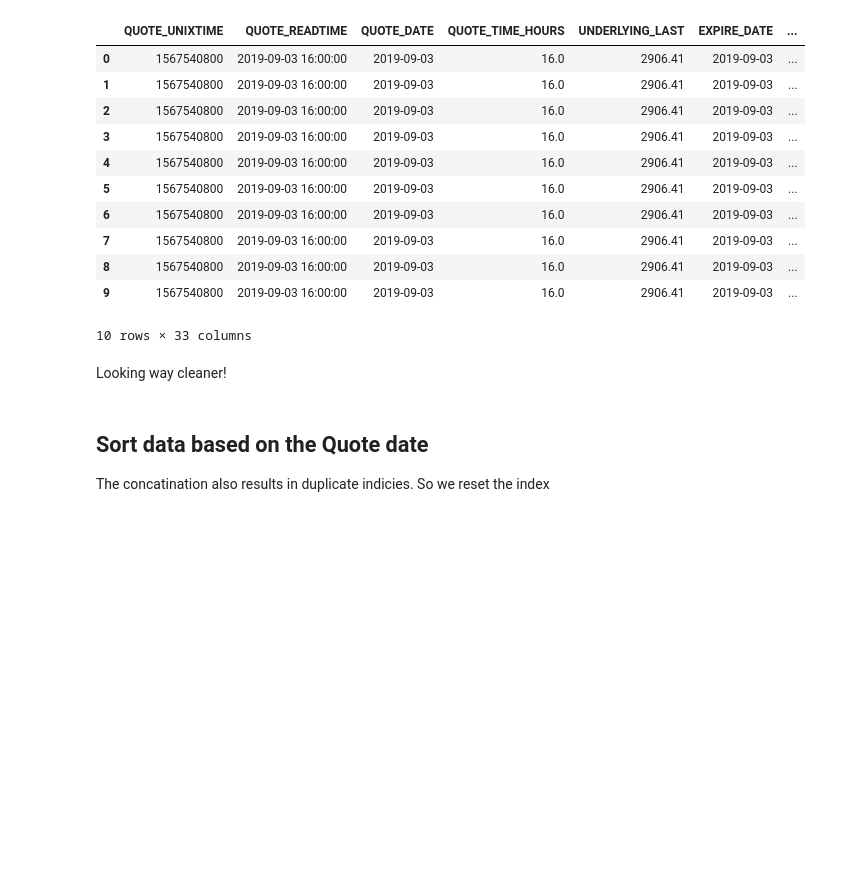
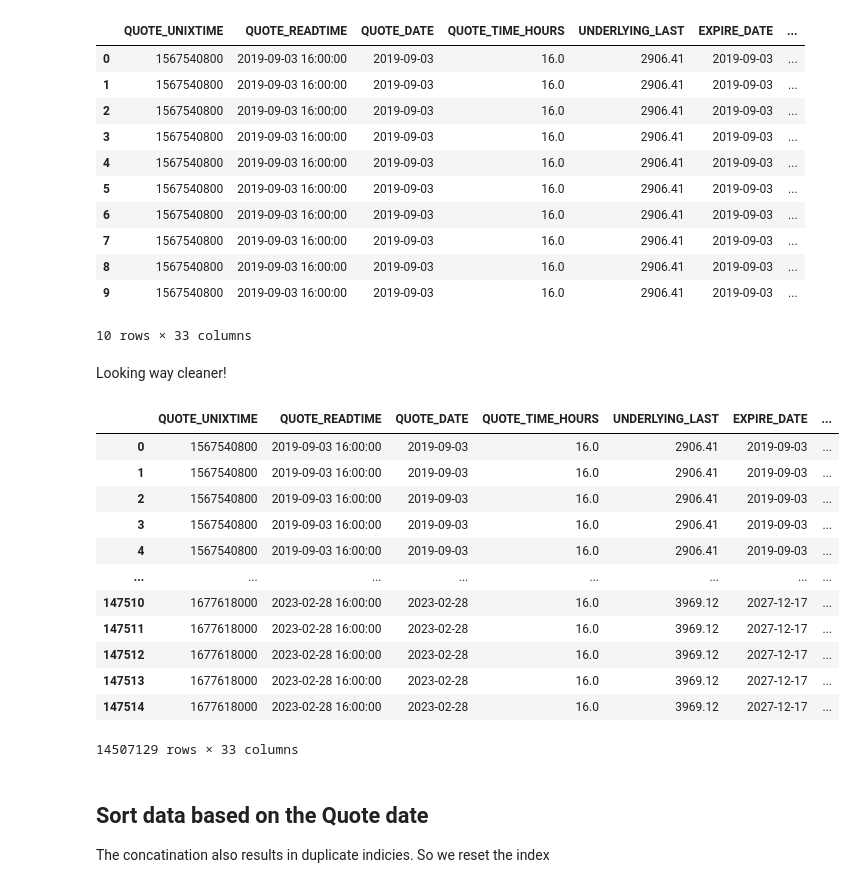
Before and after one commit to Lavrans/Thesis, a Jupyter notebook: code/data.ipynb, the cells around one changed output. Drawn from its saved outputs; the diff is of its cells as text; code cells hidden in the pictures; blank space fills up the shorter version.

```diff
--- a/code/data.ipynb
+++ b/code/data.ipynb
@@ -140,6 +141,22 @@ Looking way cleaner!
 data.to_hdf('data.h5', key='cleaned')
 # %%
 cleaned_data = pd.read_hdf('data.h5', key='cleaned')
+# %%
+cleaned_data
+# %% [output]
+|  | QUOTE_UNIXTIME | QUOTE_READTIME | QUOTE_DATE | QUOTE_TIME_HOURS | UNDERLYING_LAST | EXPIRE_DATE | ... |
+| 0 | 1567540800 | 2019-09-03 16:00:00 | 2019-09-03 | 16.0 | 2906.41 | 2019-09-03 | ... |
+| 1 | 1567540800 | 2019-09-03 16:00:00 | 2019-09-03 | 16.0 | 2906.41 | 2019-09-03 | ... |
+| 2 | 1567540800 | 2019-09-03 16:00:00 | 2019-09-03 | 16.0 | 2906.41 | 2019-09-03 | ... |
+| 3 | 1567540800 | 2019-09-03 16:00:00 | 2019-09-03 | 16.0 | 2906.41 | 2019-09-03 | ... |
+| 4 | 1567540800 | 2019-09-03 16:00:00 | 2019-09-03 | 16.0 | 2906.41 | 2019-09-03 | ... |
+| ... | ... | ... | ... | ... | ... | ... | ... |
+| 147510 | 1677618000 | 2023-02-28 16:00:00 | 2023-02-28 | 16.0 | 3969.12 | 2027-12-17 | ... |
+| 147511 | 1677618000 | 2023-02-28 16:00:00 | 2023-02-28 | 16.0 | 3969.12 | 2027-12-17 | ... |
+| 147512 | 1677618000 | 2023-02-28 16:00:00 | 2023-02-28 | 16.0 | 3969.12 | 2027-12-17 | ... |
+| 147513 | 1677618000 | 2023-02-28 16:00:00 | 2023-02-28 | 16.0 | 3969.12 | 2027-12-17 | ... |
+| 147514 | 1677618000 | 2023-02-28 16:00:00 | 2023-02-28 | 16.0 | 3969.12 | 2027-12-17 | ... |
+14507129 rows × 33 columns
 # %% [markdown]
 ## Sort data based on the Quote date
 
```
Also changed, not shown: parts of 14 cells of this notebook, 6 other files.
